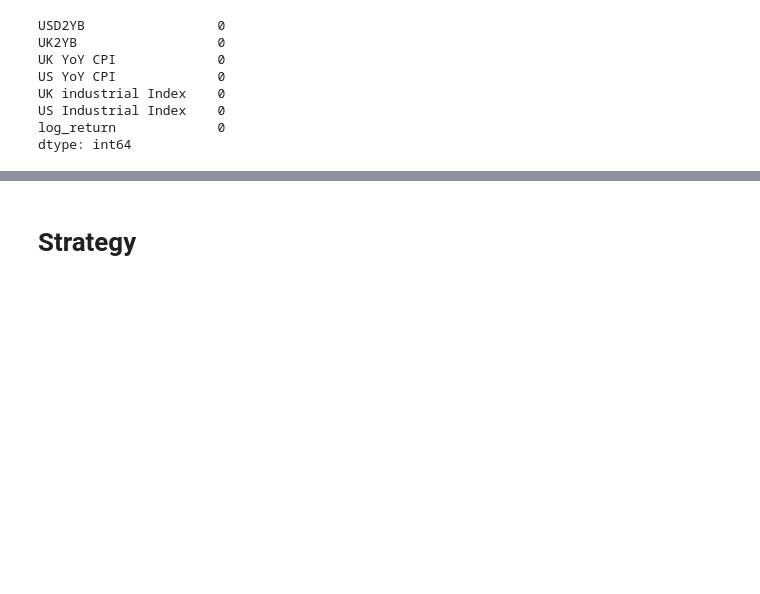
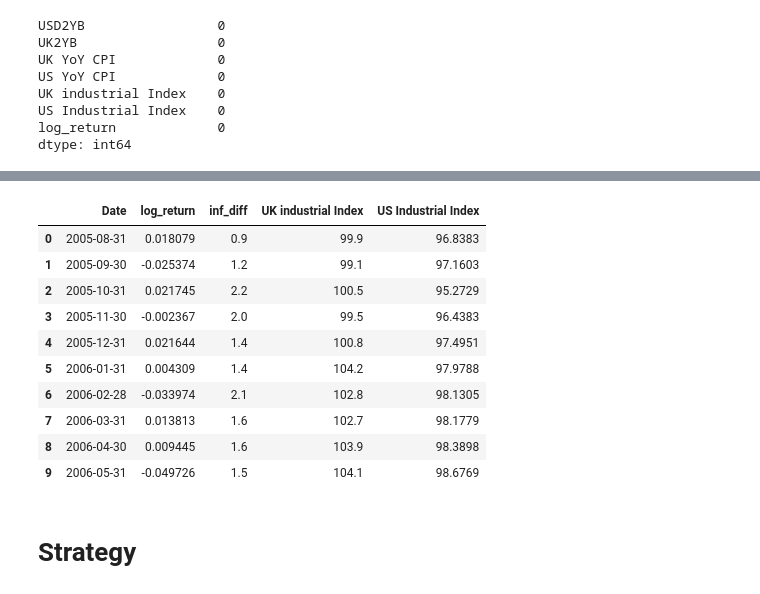
Before and after one commit to luisjo819UCLA/Portfolio-Finance-Project, a Jupyter notebook: GroupProject-1_applying .last function.ipynb, the cells around one changed output, grey strips where cells are left out. Drawn from its saved outputs; the diff is of its cells as text; code cells hidden in the pictures; blank space fills up the shorter version.

```diff
--- a/GroupProject-1_applying .last function.ipynb
+++ b/GroupProject-1_applying .last function.ipynb
@@ -192,0 +212,6 @@ dtype: int64
+# %%
+### Data Cleaning : Use observations from 1973M3 to October 2022
+## Dependent Variable : s_t+1, s_t
+# s_current : log of nominal exchange rates at t
+s_change = df2.loc[26:len(df2),'log_return'].reset_index(drop=True) #Why reset index? To combine into a single data set later
+s_change = s_change.rename('s_change')
@@ -193,2 +231,34 @@ dtype: int64
+# %%
+## Independent Variables
+# inf_us, inf_df2 : us inflation at t, df2 inflation at t
+inf_df2 = df2.loc[26:len(df2),'UK YoY CPI'].reset_index(drop=True)
+inf_us = df2.loc[26:len(df2),'US YoY CPI'].reset_index(drop=True)
+inf_diff = inf_us - inf_df2
+inf_diff = inf_diff.rename('inf_diff')
+
+# output_us, output_df2 : us output at t, df2 output at t
+output_uk = df2.loc[26:len(df2),'UK industrial Index'].reset_index(drop=True)
+output_us = df2.loc[26:len(df2),'US Industrial Index'].reset_index(drop=True)
+
+
+# date : Time at t+1
+date = df2.loc[27:,'Date'].reset_index(drop=True)
+
+
+# Combine all variables into a new data set
+df2_const = pd.concat([date,  s_change, inf_diff, output_uk, output_us], axis=1)
+df2_const.head(10)
+# %% [output]
+|  | Date | log_return | inf_diff | UK industrial Index | US Industrial Index |
+| 0 | 2005-08-31 | 0.018079 | 0.9 | 99.9 | 96.8383 |
+| 1 | 2005-09-30 | -0.025374 | 1.2 | 99.1 | 97.1603 |
+| 2 | 2005-10-31 | 0.021745 | 2.2 | 100.5 | 95.2729 |
+| 3 | 2005-11-30 | -0.002367 | 2.0 | 99.5 | 96.4383 |
+| 4 | 2005-12-31 | 0.021644 | 1.4 | 100.8 | 97.4951 |
+| 5 | 2006-01-31 | 0.004309 | 1.4 | 104.2 | 97.9788 |
+| 6 | 2006-02-28 | -0.033974 | 2.1 | 102.8 | 98.1305 |
+| 7 | 2006-03-31 | 0.013813 | 1.6 | 102.7 | 98.1779 |
+| 8 | 2006-04-30 | 0.009445 | 1.6 | 103.9 | 98.3898 |
+| 9 | 2006-05-31 | -0.049726 | 1.5 | 104.1 | 98.6769 |
 # %% [markdown]
 # Strategy
```
Also changed, not shown: parts of 4 cells of this notebook.
